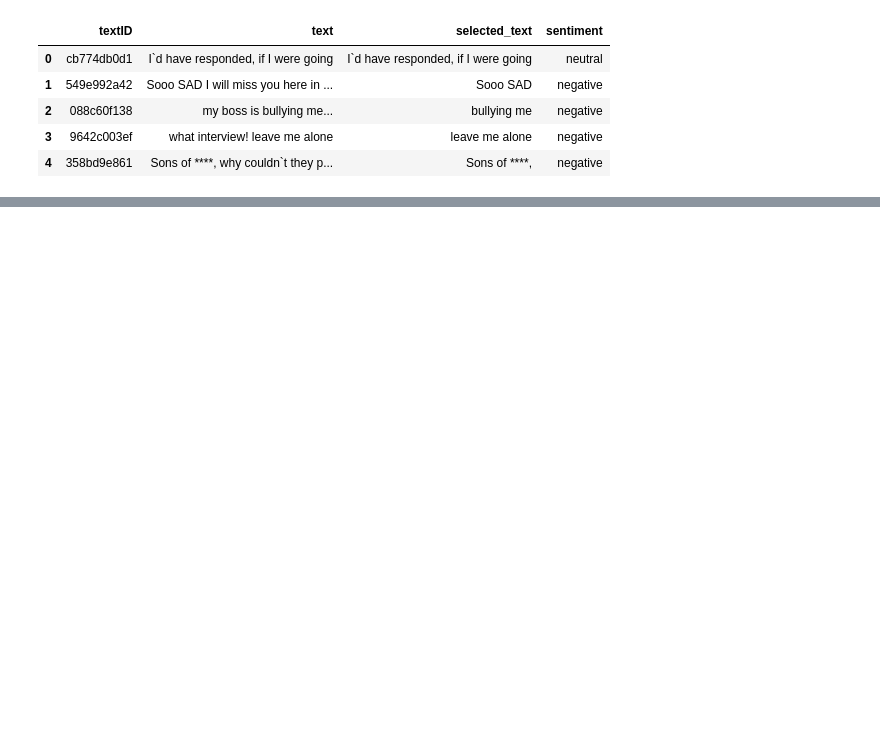
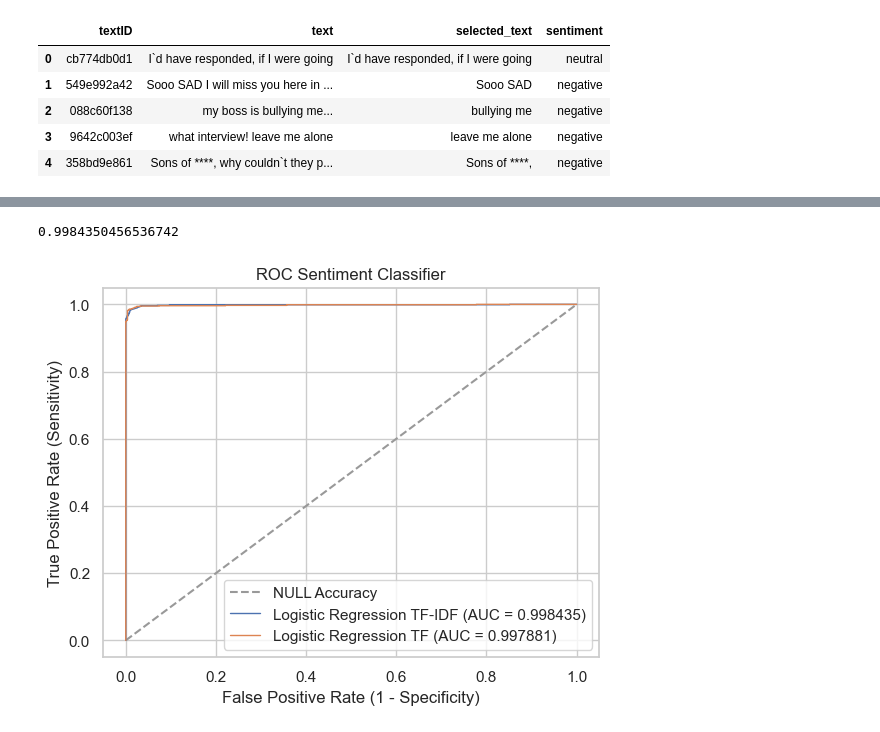
Before and after one commit to agomolka/MAThesisSentimentAnalysis, a Jupyter notebook: Social_Media_Text_Sentiment_Analysis.ipynb, the cells around one changed output, grey strips where cells are left out. Cells and saved outputs as stored; diff of their text form; code cells hidden in the pictures; blank space fills up the shorter version.

```diff
--- a/Social_Media_Text_Sentiment_Analysis.ipynb
+++ b/Social_Media_Text_Sentiment_Analysis.ipynb
@@ -13,0 +150,3 @@ df.head()
+# %%
+#train and validatiion split
+X_train, X_test, y_train, y_test = train_test_split(comment_tf_nd[0:len(train_data_df)], train_data_df.sentiment, train_size=0.75, random_state=1, stratify=train_data_df.sentiment)
@@ -13,0 +185,4 @@ df.head()
+# %%
+fpr_tf, tpr_tf, thresholds = metrics.roc_curve(y_test, y_pred_prob)
+roc_auc_tf = metrics.auc(fpr_tf, tpr_tf)
+roc_auc_tf
@@ -13,0 +191,14 @@ df.head()
+# %%
+#tf-idf linear classifier
+# train and validation set split
+X_train_tfidf, X_test_tfidf, y_train_tfidf, y_test_tfidf  = train_test_split(comment_tfidf_nd[0:len(train_data_df)], train_data_df.sentiment, train_size=0.75, random_state=1, stratify=train_data_df.sentiment)
+from sklearn.linear_model import LogisticRegression
+# Logistic Regression Classifier
+log_tfidf_model = LogisticRegression()
+log_tfidf_model = log_tfidf_model.fit(X=X_train_tfidf, y=y_train_tfidf)
+# classifier to label an evaluation set
+y_pred_tfidf = log_tfidf_model.predict(X=X_test_tfidf)
+y_pred_prob_tfidf = log_tfidf_model.predict_proba(X=X_test_tfidf)[:,1]
+# predictive scores for a model
+from sklearn import metrics
+print(metrics.classification_report(y_test_tfidf, y_pred_tfidf))
@@ -13,0 +214,22 @@ df.head()
+# %%
+fpr_tfidf, tpr_tfidf, thresholds = metrics.roc_curve(y_test_tfidf, y_pred_prob_tfidf)
+roc_auc_tfidf = metrics.auc(fpr_tfidf, tpr_tfidf)
+roc_auc_tfidf
+# %% [output]
+0.9984350456536742
+# %%
+# ROC curves of both the Classifiers
+sns.set(style='whitegrid', context='notebook')
+plt.xlim([-0.05, 1.05])
+plt.ylim([-0.05, 1.05])
+plt.plot([0, 1], [0, 1], '--', color=(0.6, 0.6, 0.6), label='NULL Accuracy')
+plt.plot(fpr_tfidf, tpr_tfidf, lw=1, label='Logistic Regression TF-IDF (AUC = %0.6f)' % roc_auc_tfidf)
+plt.plot(fpr_tf, tpr_tf, lw=1, label='Logistic Regression TF (AUC = %0.6f)' % roc_auc_tf)
+#plt.plot(fpr_sw, tpr_sw, lw=1, label='Logistic Regression SW (AUC = %0.6f)' % roc_auc_tf)
+plt.title('ROC Sentiment Classifier')
+plt.xlabel('False Positive Rate (1 - Specificity)')
+plt.ylabel('True Positive Rate (Sensitivity)')
+plt.legend(loc="lower right")
+plt.grid(True)
+# %% [output]
+[figure, added]
```
Also changed, not shown: parts of 25 cells of this notebook.
